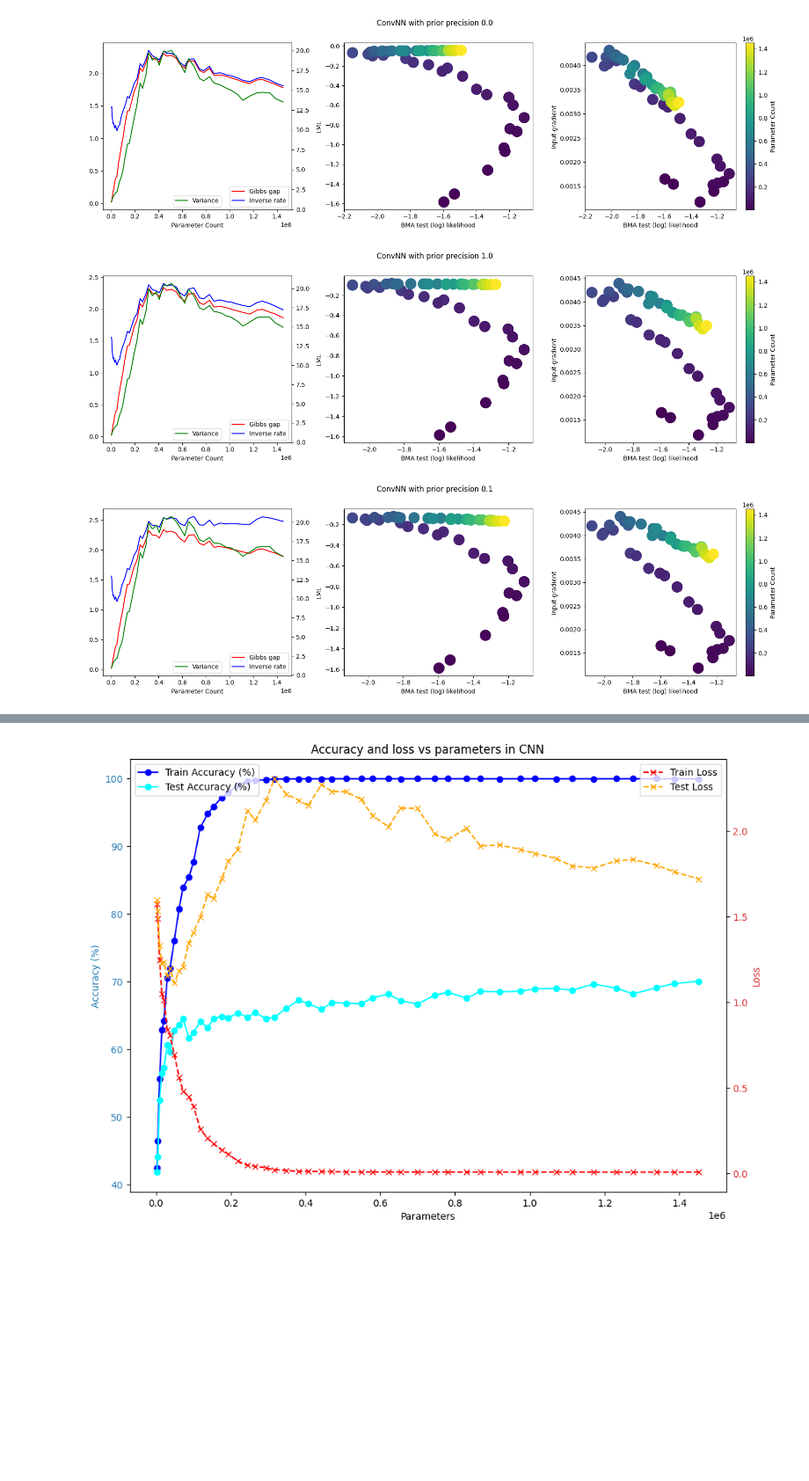
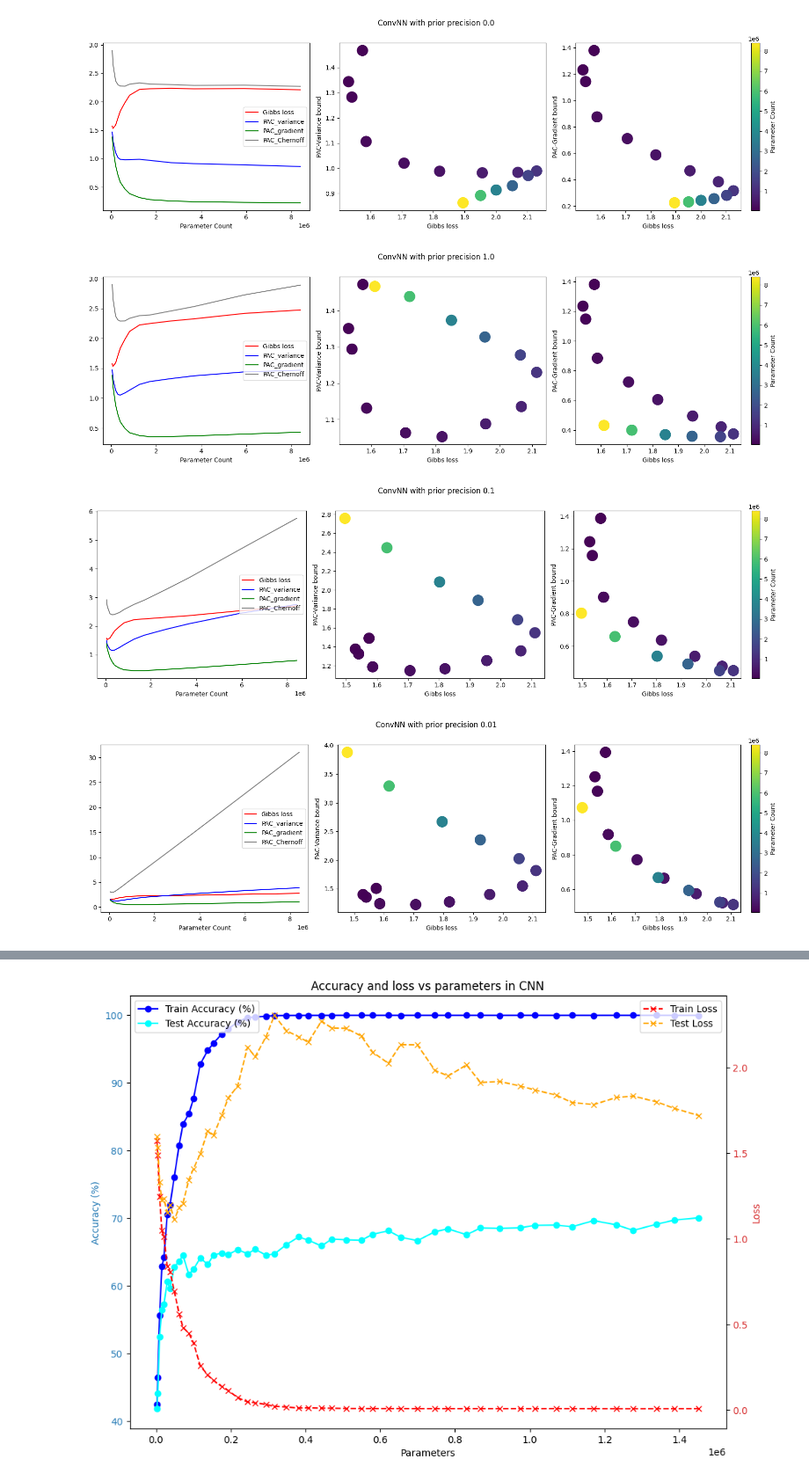
Before and after one commit to Ludvins/PAC_Bayes_Chernoff_MLL, a Jupyter notebook: plots.ipynb, the cells around one changed output, grey strips where cells are left out. Shown at 88% size. Drawn from its saved outputs; the diff is of its cells as text; code cells hidden in the pictures; blank space fills up the shorter version.

```diff
--- a/plots.ipynb
+++ b/plots.ipynb
@@ -9,13 +113,12 @@ import os
 # %%
-base_url = "https://raw.githubusercontent.com/Ludvins/PAC_Bayes_Chernoff_MLL/refs/heads/main/results/laplace_ConvNN_last_layer_kron_scalar_"
-precisions = ["100.0", "10.0", "0.0", "1.0", "0.1"]
+base_url = "https://raw.githubusercontent.com/Ludvins/PAC_Bayes_Chernoff_MLL/refs/heads/main/results/laplace_MLP_last_layer_kron_scalar_"
+precisions = ["100.0", "10.0", "0.0", "1.0", "0.1", "0.01"]
 csv_files = [base_url + precision + "_results.csv" for precision in precisions]
 
-x = 48
+x = 14
 i=0
 
 for name in csv_files:
-
     df = pd.read_csv(name)
 
     bayes_loss = df['bayes loss'].values
@@ -23,38 +126,38 @@ for name in csv_files:
     bayes_loss_train = df['bayes loss train'].values
     gibbs_loss_train = df['gibbs loss train'].values
     inverse_rate = df['inverse rate'].values
-    kl = df['normalized KL'].values
+    kl = df  ['normalized KL'].values*50000
     variance = df['variance'].values
+    input_grad = df['expected input-gradient norm'].values
     parameters = df['parameters'].values
-    bma_test_acc = df['BMA test accuracy (%)'].values
-    neglml = df['neg log marginal laplace'].values
-    input_grad = df['expected input-gradient norm'].values
 
     gibbs_gap = gibbs_loss - gibbs_loss_train
     bayes_gap = bayes_loss - bayes_loss_train
     jensen_gap = gibbs_gap - bayes_gap
 
 
+    PAC_variance = gibbs_loss_train + np.sqrt(2*variance*(kl + np.log(50000/0.05))/49999)
+    PAC_gradient = gibbs_loss_train + np.sqrt(200*input_grad*(kl + np.log(50000/0.05))/49999)
+    PAC_Chernoff = gibbs_loss_train + inverse_rate
+
     fig, ax1 = plt.subplots(1, 3, figsize=(16, 5))
 
-    ax2 = ax1[0].twinx()
-
-    ax1[0].plot(parameters, gibbs_gap, label='Gibbs gap', color='red')
-    ax1[0].plot(parameters, inverse_rate, label='Inverse rate', color='blue')
-    ax2.plot(parameters, variance, label='Variance', color='green')
+    ax1[0].plot(parameters, gibbs_loss, label='Gibbs loss', color='red')
+    ax1[0].plot(parameters, PAC_variance, label='PAC_variance', color='blue')
+    ax1[0].plot(parameters, PAC_gradient, label='PAC_gradient', color='green')
+    ax1[0].plot(parameters, PAC_Chernoff, label='PAC_Chernoff', color='grey')
 
     ax1[0].set_xlabel('Parameter Count')
 
-    ax1[0].legend(loc='lower right')
-    ax2.legend(loc='lower center')
+    ax1[0].legend(loc='center right')
 
-    scatter = ax1[1].scatter(-bayes_loss[-x:], -neglml[-x:], c=parameters[-x:], cmap='viridis', s=300, alpha=0.99)
-    ax1[1].set_ylabel('LML')
-    ax1[1].set_xlabel('BMA test (log) likelihood')
+    scatter = ax1[1].scatter(bayes_loss[-x:], PAC_variance[-x:], c=parameters[-x:], cmap='viridis', s=300, alpha=0.99)
+    ax1[1].set_ylabel('PAC-Variance bound')
+    ax1[1].set_xlabel('Gibbs loss')
 
-    scatter = ax1[2].scatter(-bayes_loss[-x:], input_grad[-x:], c=parameters[-x:], cmap='viridis', s=300, alpha=0.99)
-    ax1[2].set_ylabel('Input-gradient')
-    ax1[2].set_xlabel('BMA test (log) likelihood')
+    scatter = ax1[2].scatter(bayes_loss[-x:], PAC_gradient[-x:], c=parameters[-x:], cmap='viridis', s=300, alpha=0.99)
+    ax1[2].set_ylabel('PAC-Gradient bound')
+    ax1[2].set_xlabel('Gibbs loss')
 
     cbar = plt.colorbar(scatter, ax=ax1[2])
     cbar.set_label('Parameter Count')
@@ -69,3 +172,4 @@ for name in csv_files:
-[figure, old version]
+[figure, new version]
-[figure, old version]
+[figure, new version]
-[figure, old version]
+[figure, new version]
+[figure, added]
```
Also changed, not shown: parts of 3 cells of this notebook.
